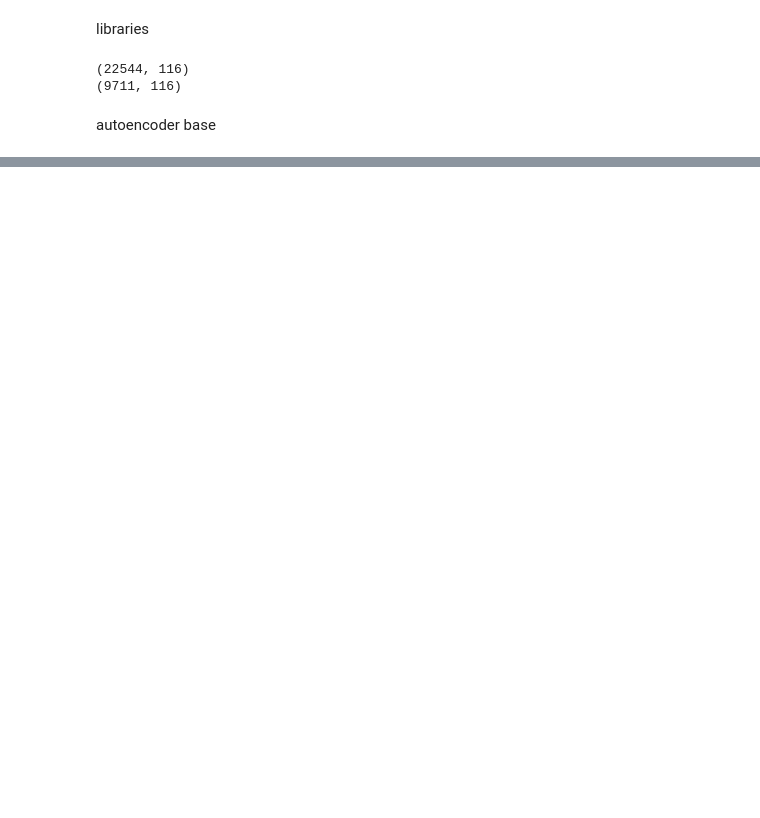
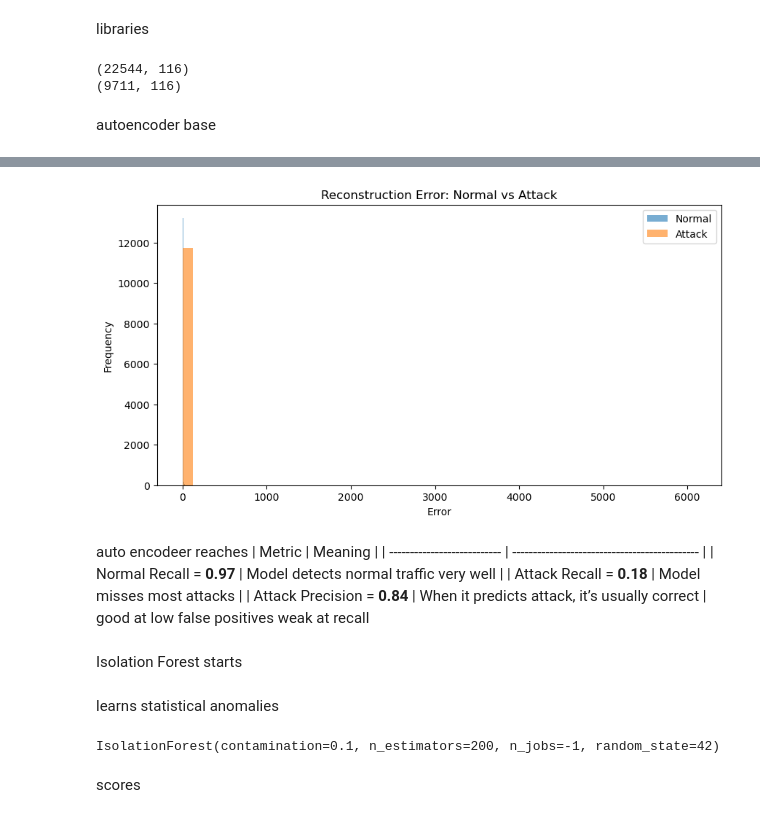
Before and after one commit to BEAST-AMMAR/hybrid-nids, a Jupyter notebook: notebooks/ae_modeltraining.ipynb, the cells around one changed output, grey strips where cells are left out. Cells and saved outputs as stored; diff of their text form; code cells hidden in the pictures; blank space fills up the shorter version.

```diff
--- a/notebooks/ae_modeltraining.ipynb
+++ b/notebooks/ae_modeltraining.ipynb
@@ -140,0 +226,49 @@ Model: "hybrid_nids_autoencoder"
+# %%
+import pandas as pd
+error_df = pd.DataFrame({
+    "reconstruction_error": mse,
+    "true_label": y_test
+})
+
+plt.figure(figsize=(10,5))
+
+plt.hist(error_df[error_df.true_label==0].reconstruction_error,
+         bins=50, alpha=0.6, label="Normal")
+
+plt.hist(error_df[error_df.true_label==1].reconstruction_error,
+         bins=50, alpha=0.6, label="Attack")
+
+plt.legend()
+plt.title("Reconstruction Error: Normal vs Attack")
+plt.xlabel("Error")
+plt.ylabel("Frequency")
+plt.show()
+# %% [output]
+[figure, added]
+# %% [markdown]
+auto encodeer reaches
+| Metric                      | Meaning                                       |
+| --------------------------- | --------------------------------------------- |
+| Normal Recall = **0.97**    | Model detects normal traffic very well        |
+| Attack Recall = **0.18**    | Model misses most attacks                     |
+| Attack Precision = **0.84** | When it predicts attack, it’s usually correct |
+good at low false positives weak at recall
+# %% [markdown]
+Isolation Forest starts
+# %% [markdown]
+learns statistical anomalies
+# %%
+from sklearn.ensemble import IsolationForest
+
+iso_forest = IsolationForest(
+    n_estimators=200,
+    contamination=0.1,
+    random_state=42,
+    n_jobs=-1
+)
+
+iso_forest.fit(X_train_scaled)
+# %% [output]
+IsolationForest(contamination=0.1, n_estimators=200, n_jobs=-1, random_state=42)
+# %% [markdown]
+scores
```
Also changed, not shown: parts of 22 cells of this notebook, 1 other file.
